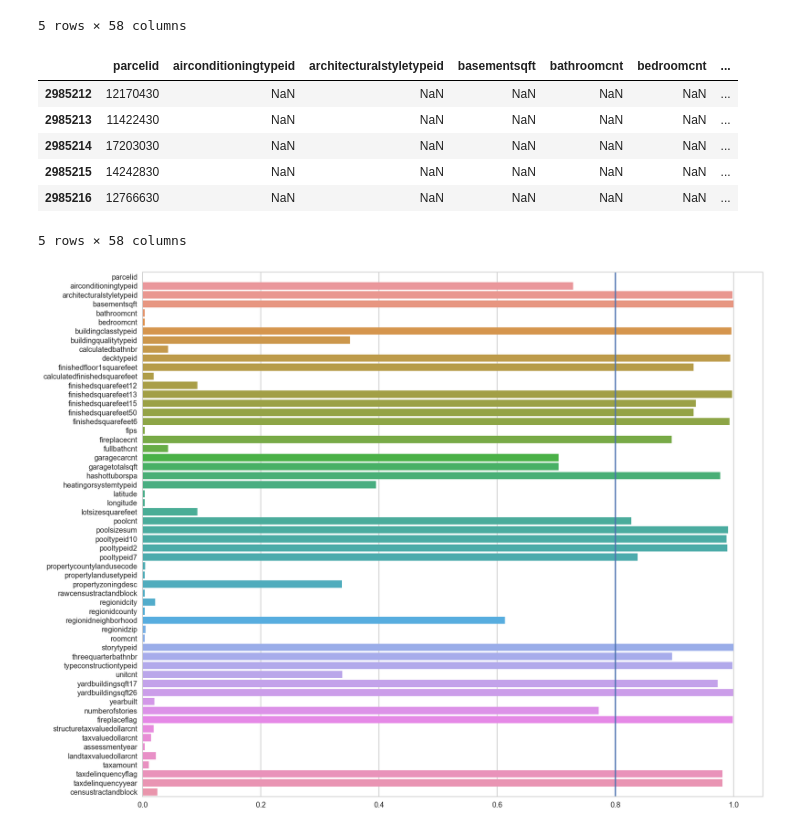
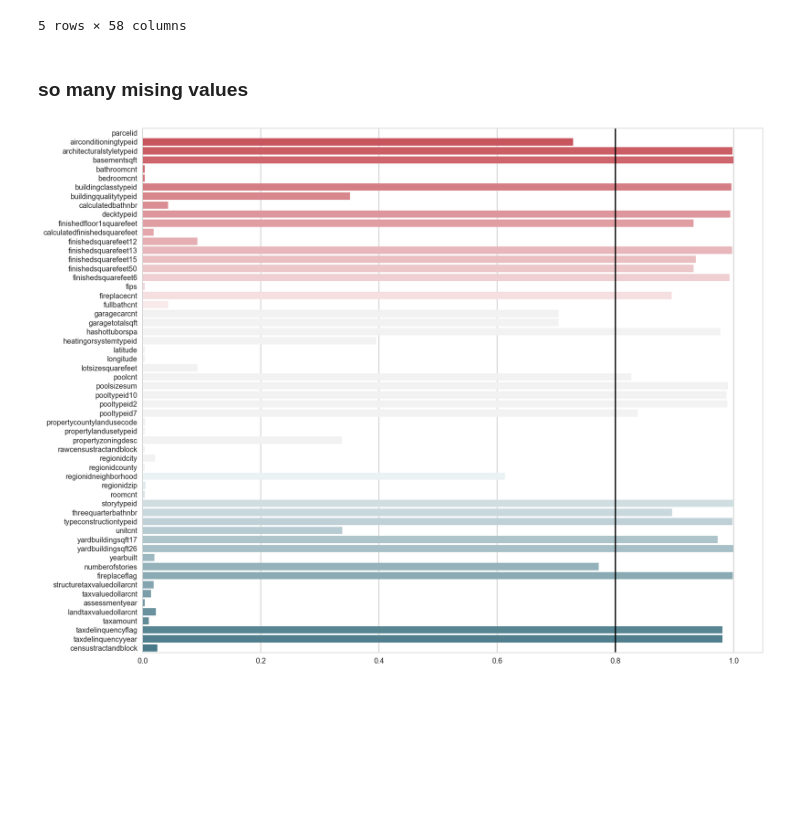
Before and after one commit to minus31/Zillow_Home_Value_Prediction, a Jupyter notebook: notebooks/EDA.ipynb, the cells around one changed output. Saved outputs shown, nothing was run; the diff lists cells and outputs as text; code cells hidden in the pictures; blank space fills up the shorter version.

```diff
--- a/notebooks/EDA.ipynb
+++ b/notebooks/EDA.ipynb
@@ -243,16 +229,6 @@ properties_16.tail()
 | 2985215 | 168040830 | NaN | NaN | NaN | NaN | NaN | ... |
 | 2985216 | 168040430 | NaN | NaN | NaN | NaN | NaN | ... |
 5 rows × 58 columns
-# %%
-properties_17.tail()
-# %% [output]
-|  | parcelid | airconditioningtypeid | architecturalstyletypeid | basementsqft | bathroomcnt | bedroomcnt | ... |
-| 2985212 | 12170430 | NaN | NaN | NaN | NaN | NaN | ... |
-| 2985213 | 11422430 | NaN | NaN | NaN | NaN | NaN | ... |
-| 2985214 | 17203030 | NaN | NaN | NaN | NaN | NaN | ... |
-| 2985215 | 14242830 | NaN | NaN | NaN | NaN | NaN | ... |
-| 2985216 | 12766630 | NaN | NaN | NaN | NaN | NaN | ... |
-5 rows × 58 columns
 # %%
 def missing_percentage(df):
     res = []
@@ -274,24 +250,27 @@ def newline(p1, p2):
         ymax = p1[1]+(p2[1]-p1[1])/(p2[0]-p1[0])*(xmax-p1[0])
         ymin = p1[1]+(p2[1]-p1[1])/(p2[0]-p1[0])*(xmin-p1[0])
 
-    l = mlines.Line2D([xmin,xmax], [ymin,ymax])
+    l = mlines.Line2D([xmin,xmax], [ymin,ymax], color="#000000")
     ax.add_line(l)
     return l
+# %% [markdown]
+### so many mising values
 # %%
 properties_16_missing_ratio = missing_percentage(properties_16)
 # properties_16_missing_ratio
 plt.figure(figsize=(15, 13))
-sns.set_color_codes("pastel")
-sns.barplot(properties_16_missing_ratio.values, properties_16_missing_ratio.index)
+cmap = sns.diverging_palette(10, 220, sep=80, n=len(properties_16_missing_ratio.index))
+sns.set_color_codes("deep")
+sns.barplot(properties_16_missing_ratio.values, properties_16_missing_ratio.index, palette=cmap)
 # plt.legend(ncol=1, loc="lower right", frameon=True)
 # plt.set(xlim=(0, 24), ylabel="",
 #        xlabel="missing ratio of each columns in properties_16")
 # sns.despine(left=True, bottom=True)
 # plt.plot([0.8, properties_16_missing_ratio.index[-1]], [0.8, properties_16_missing_ratio.index[0]])
 
 p1 = [0.8,0]
 p2 = [0.8,20]
 newline(p1,p2) # a border line to demonstrate columns which has over 80% of its amount of missing value
 plt.show()
 # %% [output]
-[figure, old version]
+[figure, new version]
```
Also changed, not shown: parts of 27 cells of this notebook, 3 other files.
